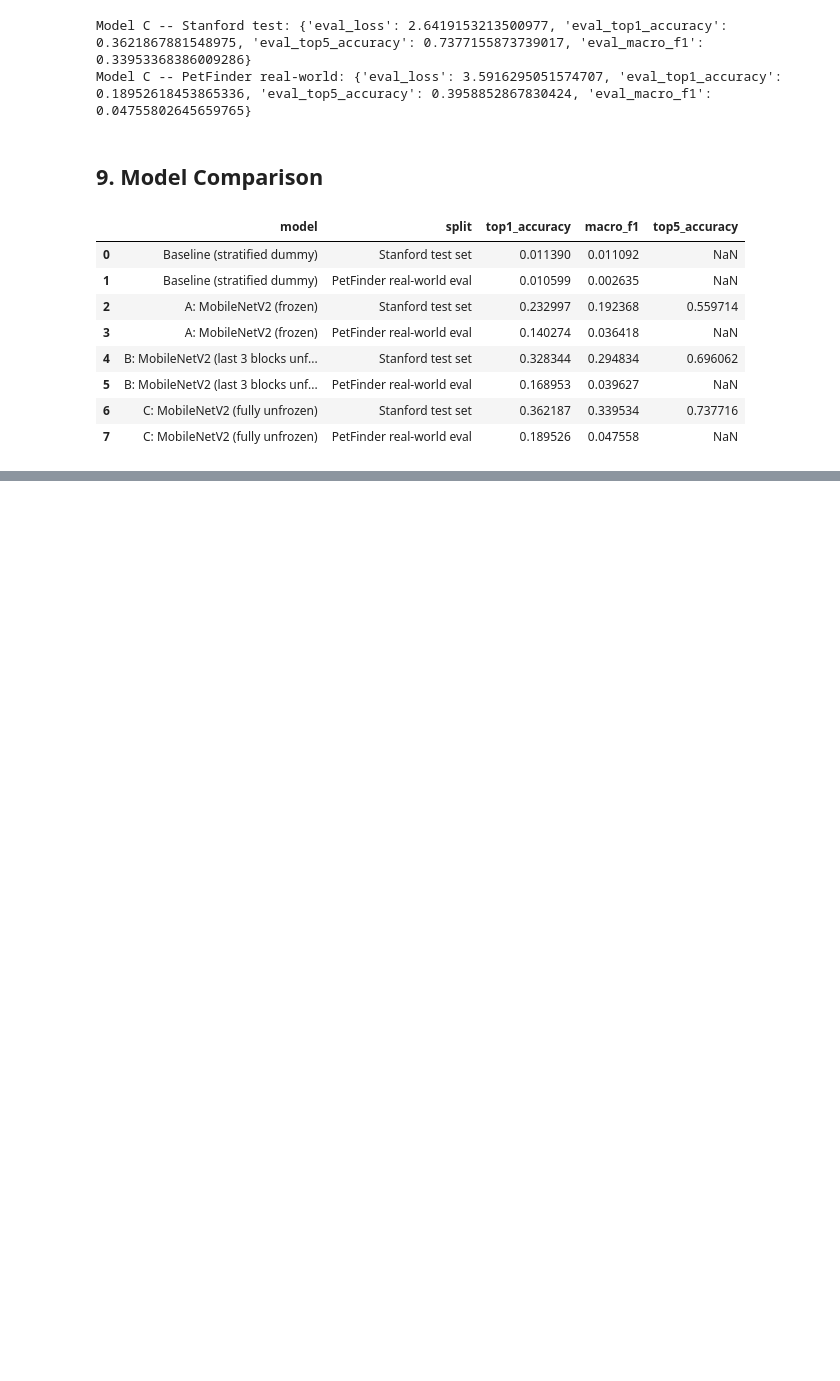
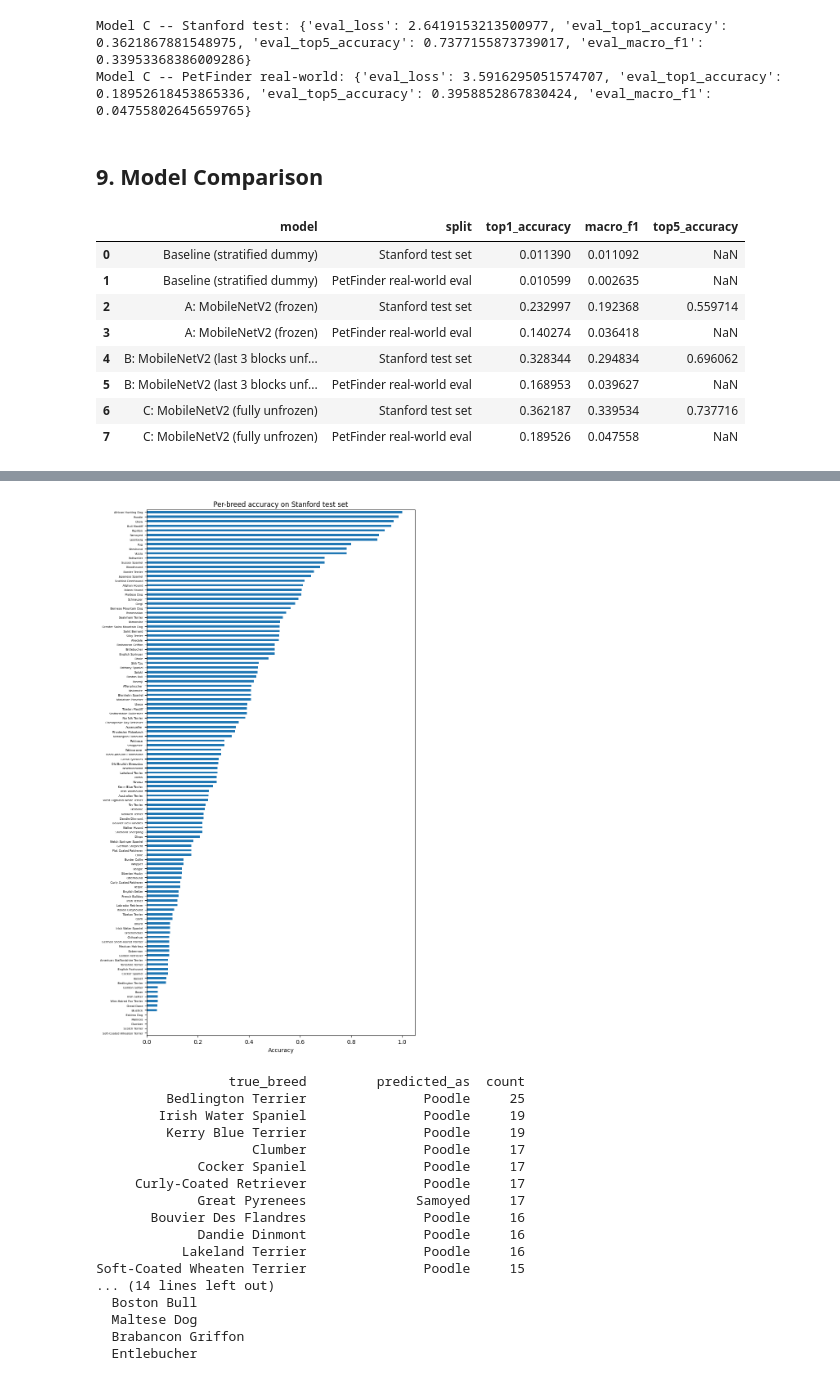
Before and after one commit to aroseman89/Automated-Dog-Breed-Identification-from-Shelter-Photos, a Jupyter notebook: 05_modeling.ipynb, the cells around one changed output, grey strips where cells are left out. Saved outputs shown, nothing was run; the diff lists cells and outputs as text; code cells hidden in the pictures; blank space fills up the shorter version.

Commit message:
Updated modeling notebook.

```diff
--- a/05_modeling.ipynb
+++ b/05_modeling.ipynb
@@ -418,0 +422,51 @@ Successfully saved Model B and class_names.json to ./final_model
+# %%
+import numpy as np
+from sklearn.metrics import confusion_matrix
+import matplotlib.pyplot as plt
+import seaborn as sns
+
+# Real per-image predictions on the untouched Stanford test set
+preds_output = trainer_c.predict(test_dataset)
+y_true = preds_output.label_ids
+y_pred = np.argmax(preds_output.predictions, axis=1)
+
+# --- Figure 1: per-breed accuracy, sorted (which breeds does the model actually know?) ---
+per_breed_acc = {}
+for i, breed in enumerate(class_names):
+    mask = y_true == i
+    if mask.sum() > 0:
+        per_breed_acc[breed] = (y_pred[mask] == y_true[mask]).mean()
+per_breed_df = pd.Series(per_breed_acc).sort_values()
+fig, ax = plt.subplots(figsize=(8, max(6, len(per_breed_df) * 0.12)))
+per_breed_df.plot(kind="barh", ax=ax)
+ax.set_xlabel("Accuracy")
+ax.set_title("Per-breed accuracy on Stanford test set")
+ax.tick_params(axis="y", labelsize=5)
+plt.tight_layout()
+plt.savefig("per_breed_accuracy.png", dpi=150)
+plt.show()
+
+# --- Figure 2: most-confused breed pairs (directly relevant to your project's thesis) ---
+cm = confusion_matrix(y_true, y_pred, labels=range(len(class_names)))
+np.fill_diagonal(cm, 0)  # zero out correct predictions -- we only want confusions
+top_confusions = []
+for i in range(len(class_names)):
+    for j in range(len(class_names)):
+        if cm[i, j] > 0:
+            top_confusions.append((class_names[i], class_names[j], cm[i, j]))
+top_confusions = sorted(top_confusions, key=lambda x: -x[2])[:15]
+confusion_df = pd.DataFrame(top_confusions, columns=["true_breed", "predicted_as", "count"])
+print(confusion_df.to_string(index=False))
+confusion_df.to_csv("top_confusions.csv", index=False)
+
+# --- A few concrete correct/incorrect examples for the report's narrative ---
+rng = np.random.default_rng(42)
+wrong_idx = rng.choice(np.where(y_pred != y_true)[0], size=5, replace=False)
+right_idx = rng.choice(np.where(y_pred == y_true)[0], size=5, replace=False)
+print("\nSample WRONG predictions (true -> predicted):")
+for i in wrong_idx:
+    print(f"  {class_names[y_true[i]]} -> {class_names[y_pred[i]]}")
+print("\nSample CORRECT predictions:")
+for i in right_idx:
+    print(f"  {class_names[y_true[i]]}")
+# %% [output]
@@ -418,0 +474,18 @@ Successfully saved Model B and class_names.json to ./final_model
+[figure, added]
+                 true_breed         predicted_as  count
+         Bedlington Terrier               Poodle     25
+        Irish Water Spaniel               Poodle     19
+         Kerry Blue Terrier               Poodle     19
+                    Clumber               Poodle     17
+             Cocker Spaniel               Poodle     17
+     Curly-Coated Retriever               Poodle     17
+             Great Pyrenees              Samoyed     17
+       Bouvier Des Flandres               Poodle     16
+             Dandie Dinmont               Poodle     16
+           Lakeland Terrier               Poodle     16
+Soft-Coated Wheaten Terrier               Poodle     15
+... (14 lines left out)
+  Boston Bull
+  Maltese Dog
+  Brabancon Griffon
+  Entlebucher
```
Also changed, not shown: parts of 4 cells of this notebook.
